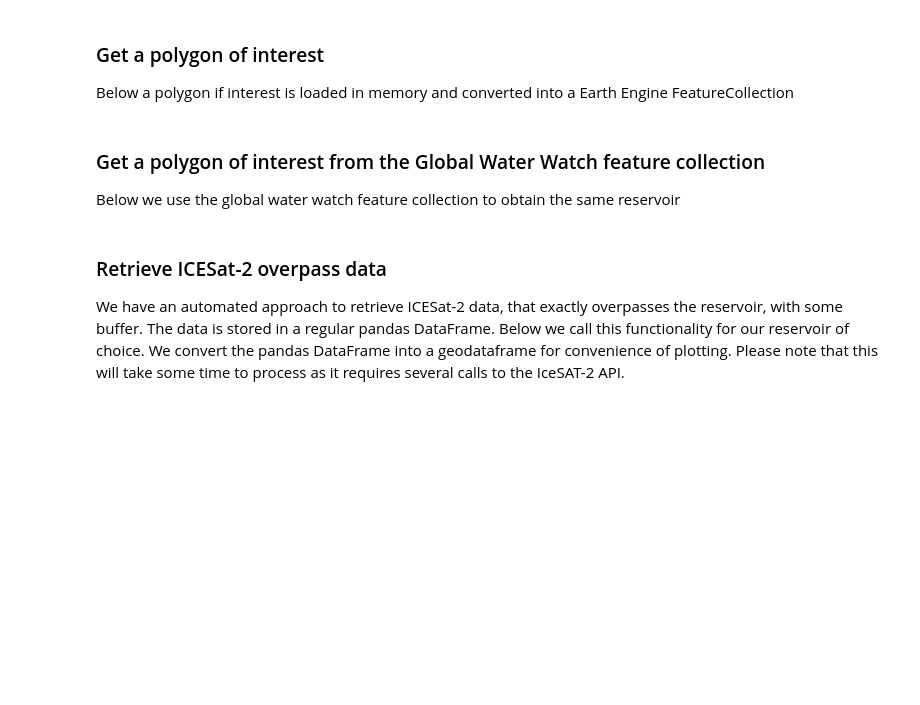
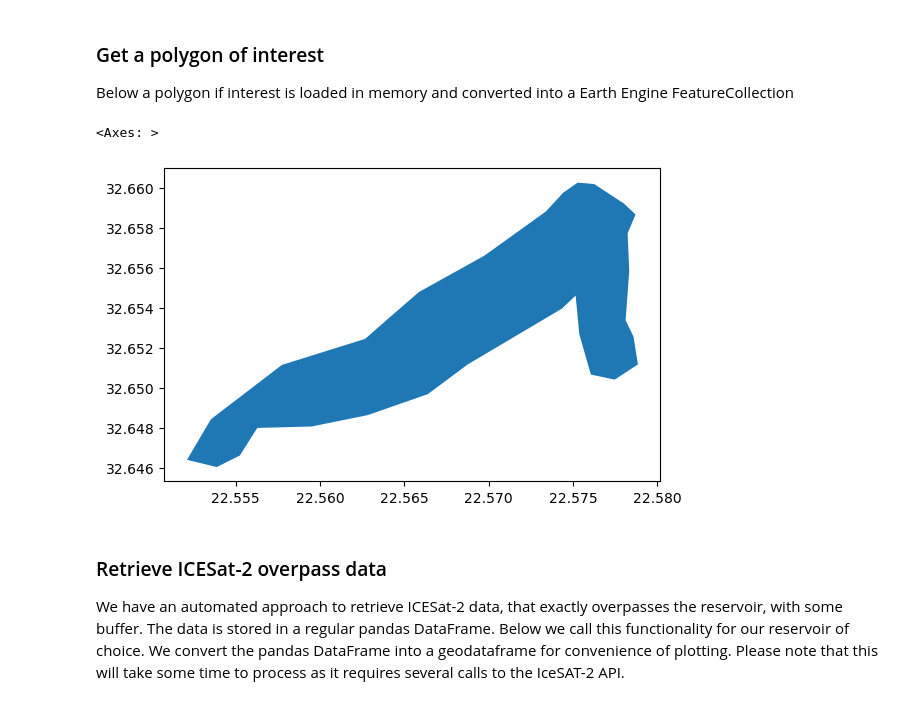
Before and after one commit to global-water-watch/bathypy, a Jupyter notebook: examples/02_derive_dynamic_hypso.ipynb, the cells around one changed output. Drawn from its saved outputs; the diff is of its cells as text; code cells hidden in the pictures; blank space fills up the shorter version.

```diff
--- a/examples/02_derive_dynamic_hypso.ipynb
+++ b/examples/02_derive_dynamic_hypso.ipynb
@@ -34,10 +42,10 @@ ee.Initialize()
 ### Get a polygon of interest
 Below a polygon if interest is loaded in memory and converted into a Earth Engine FeatureCollection
 # %%
-reservoir_poly = gpd.read_file(r'..\examples\datasets\talave_reservoir.geojson')
+reservoir_poly = gpd.read_file(r'.\examples\datasets\wadiMansour_reservoir.geojson')
 reservoir_poly = gpd.GeoDataFrame(data={"fid": [0], "geometry": reservoir_poly.geometry}, crs=4326)
 reservoir = ee.FeatureCollection(json.loads(reservoir_poly.to_json())).first()
 reservoir_poly.plot()
+# %% [output]
+<Axes: >
+[figure, added]
-# %% [markdown]
-### Get a polygon of interest from the Global Water Watch feature collection
-Below we use the global water watch feature collection to obtain the same reservoir
```
Also changed, not shown: parts of 6 cells of this notebook, 11 other files.
